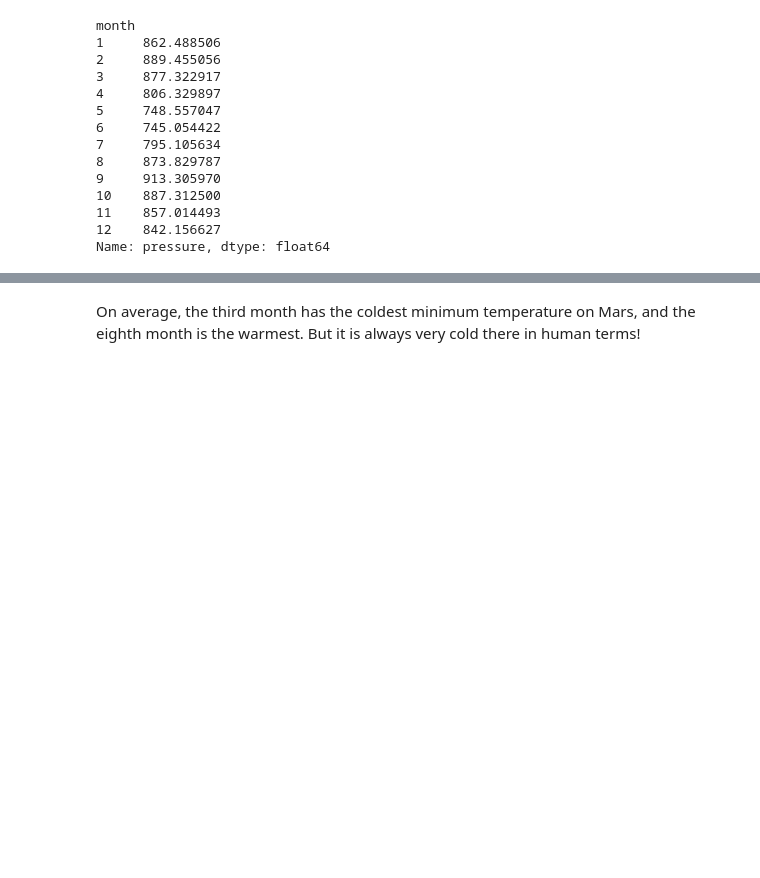
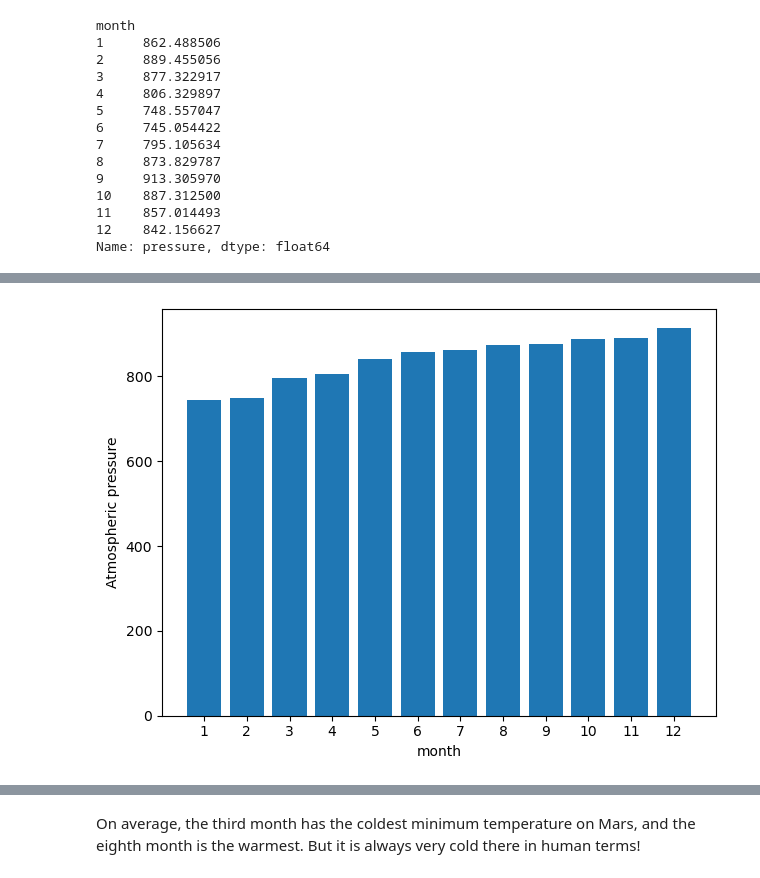
Before and after one commit to smmr89/web-scraping-challenge, a Jupyter notebook: part_2_mars_weather.ipynb, the cells around one changed output, grey strips where cells are left out. Saved outputs shown, nothing was run; the diff lists cells and outputs as text; code cells hidden in the pictures; blank space fills up the shorter version.

```diff
--- a/part_2_mars_weather.ipynb
+++ b/part_2_mars_weather.ipynb
@@ -187,5 +223,8 @@ Name: min_temp, dtype: float64
 # %%
 # 4. Average pressure by Martian month
+
+pressure = df.groupby("month").mean()["pressure"]
+pressure
 # %% [output]
 month
 1     862.488506
@@ -208,2 +259,13 @@ Name: pressure, dtype: float64
+# %%
+# Plot the average pressure by month
+pressure_asc = pressure.sort_values()
+plt.bar(months.index,pressure_asc)
+plt.xticks(months.index)
+plt.xlabel('month')
+plt.ylabel('Atmospheric pressure')
+plt.tight_layout()
+plt.show()
+# %% [output]
+[figure, added]
 # %%
 # 5. How many terrestrial (earth) days are there in a Martian year?
```
Also changed, not shown: parts of 11 cells of this notebook, 1 other file.
